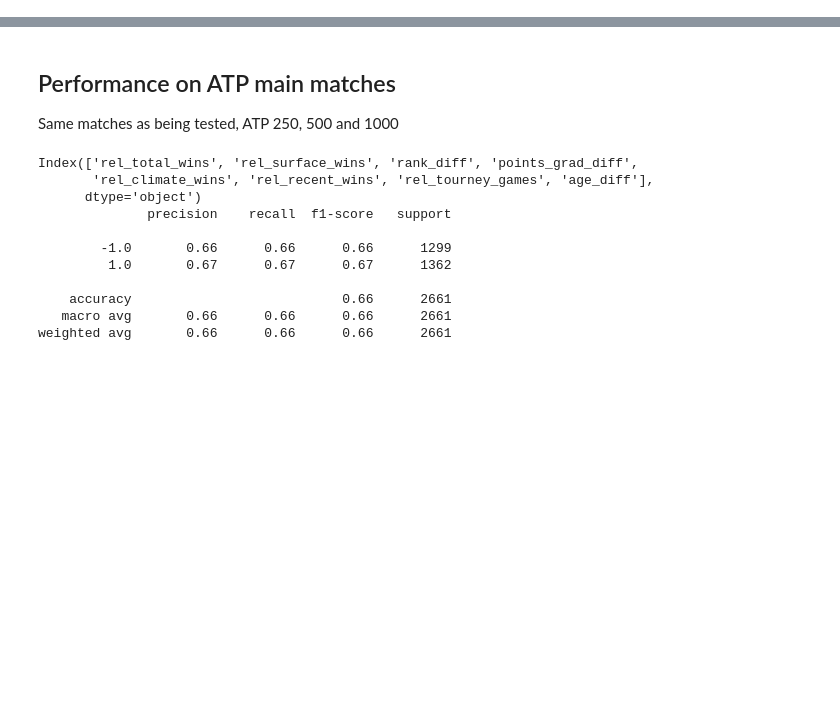
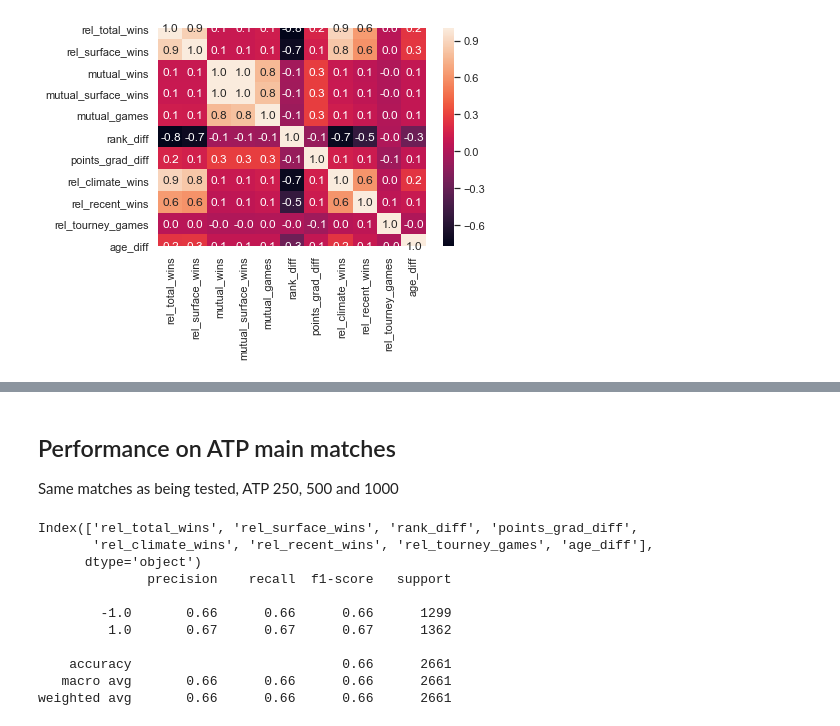
Before and after one commit to jost95/atp-tennis-predictions, a Jupyter notebook: feature_evaluation.ipynb, the cells around one changed output, grey strips where cells are left out. Drawn from its saved outputs; the diff is of its cells as text; code cells hidden in the pictures; blank space fills up the shorter version.

```diff
--- a/feature_evaluation.ipynb
+++ b/feature_evaluation.ipynb
@@ -206,0 +66,39 @@ weighted avg       0.73      0.73      0.73     30174
+# %%
+@logger
+def start_pipe(df):
+    return df.copy()
+
+@logger
+def extract_train_data(df, date_split):
+    df = df.loc[data.tourney_date < date_split]
+    return df.dropna()
+
+@logger
+def one_hot_encode(df):
+    df = pd.get_dummies(df, columns=['home_advantage'])
+
+    renames = {
+        'home_advantage_-1.0': 'p2_home',
+        'home_advantage_0.0': 'none_home',
+        'home_advantage_1.0': 'p1_home',
+    }
+
+    return df.rename(columns=renames)
+
+@logger
+def prune_columns(df):
+    # These are only interested for evaluating specific situations
+    drop_cols = ['outcome', 'tourney_date', 'tourney_level', 'player_1', 'player_2', 'surface']
+    df_y = df.outcome
+    df_x = df.drop(drop_cols, axis=1)
+    return df_x, df_y
+
+X_train_full, y_train_full = (data
+    .pipe(extract_train_data, test_date_begin)
+    .pipe(one_hot_encode)
+    .pipe(prune_columns))
+
+# Split into validation and training part
+X_train, X_val, y_train, y_val = train_test_split(X_train_full, y_train_full, test_size=0.33, random_state=42)
+
+display(X_train)
@@ -206,0 +126,6 @@ weighted avg       0.73      0.73      0.73     30174
+# %%
+X_train_heat = X_train.drop(['p2_home', 'none_home', 'p1_home'], axis=1)
+sns.heatmap(X_train_heat.corr(), annot=True, fmt='.1f')
+plt.show()
+# %% [output]
+[figure, added]
```
Also changed, not shown: parts of 41 cells of this notebook.
